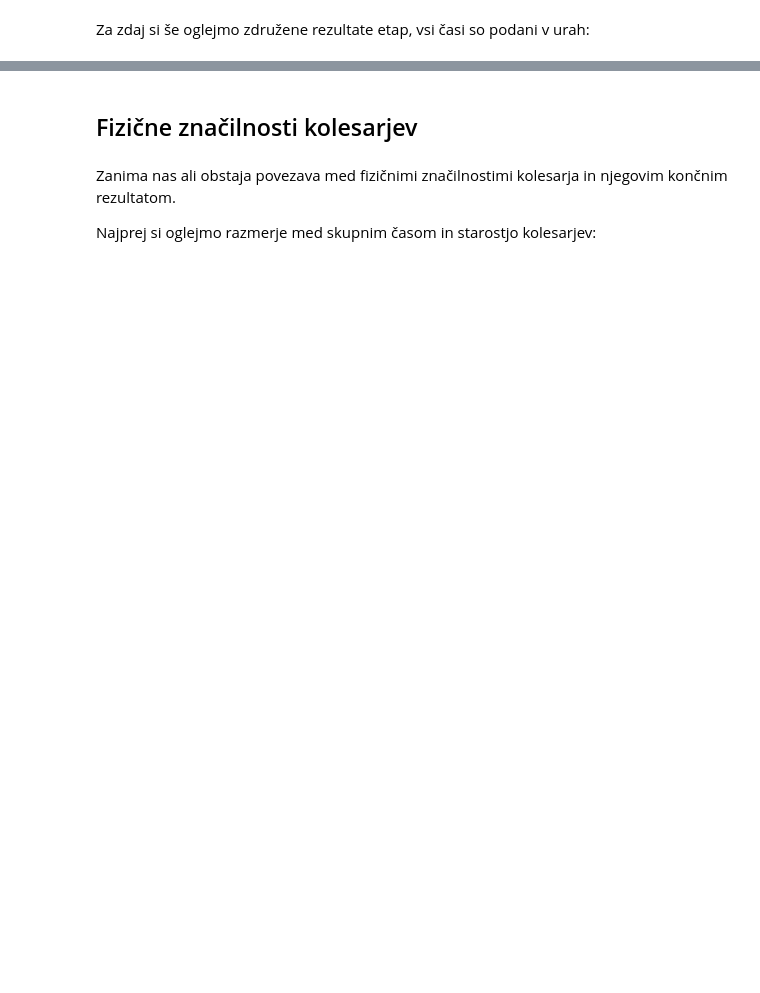
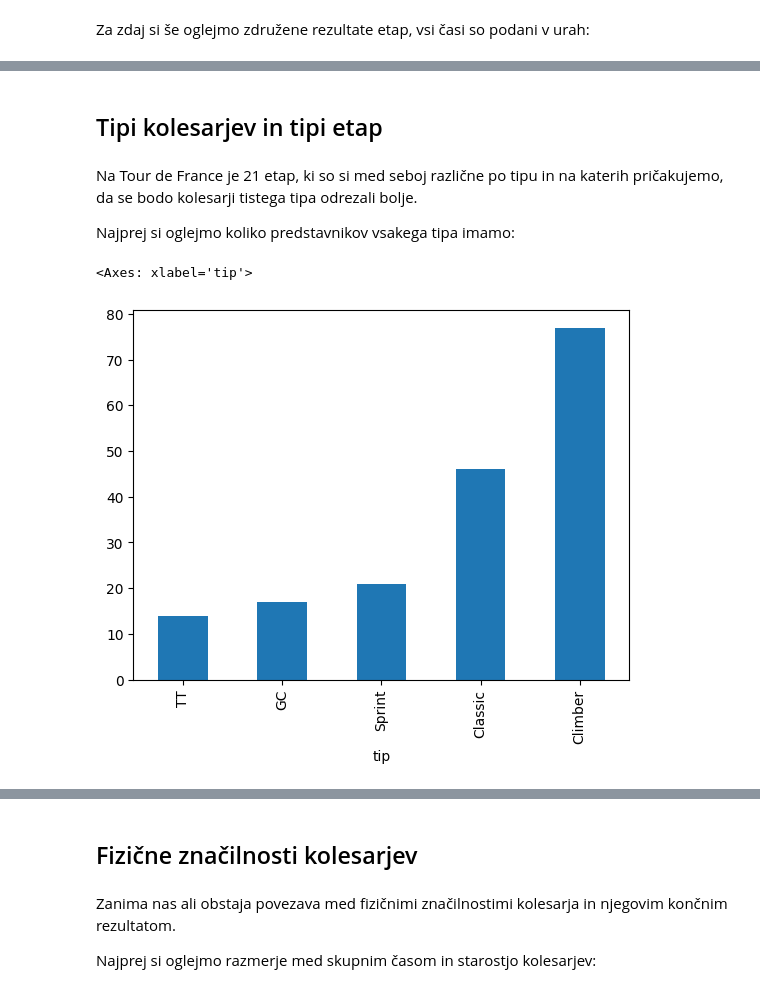
Before and after one commit to anja-rupnik/projektna_naloga, a Jupyter notebook: analizirajmo.ipynb, the cells around one changed output, grey strips where cells are left out. Cells and saved outputs as stored; diff of their text form; code cells hidden in the pictures; blank space fills up the shorter version.

```diff
--- a/analizirajmo.ipynb
+++ b/analizirajmo.ipynb
@@ -124,0 +136,11 @@ Res vidimo, da več kot je višincev manjša je povprečna hitrost. Malo izstopa
+# %% [markdown]
+## Tipi kolesarjev in tipi etap
+# %% [markdown]
+Na Tour de France je 21 etap, ki so si med seboj različne po tipu in na katerih pričakujemo, da se bodo kolesarji tistega tipa odrezali bolje.
+
+Najprej si oglejmo koliko predstavnikov vsakega tipa imamo:
+# %%
+kolesarji.groupby('tip').size().sort_values().plot.bar()
+# %% [output]
+<Axes: xlabel='tip'>
+[figure, added]
```
Also changed, not shown: parts of 79 cells of this notebook.
